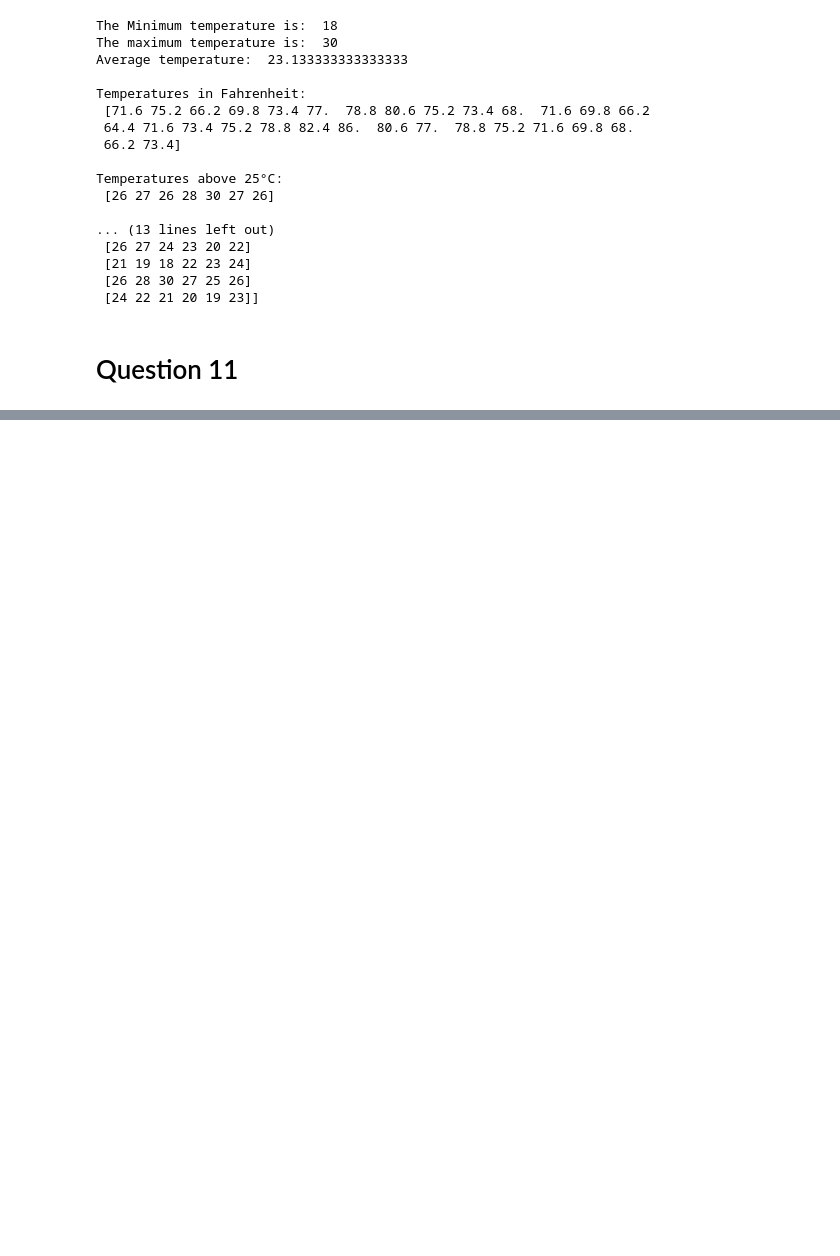
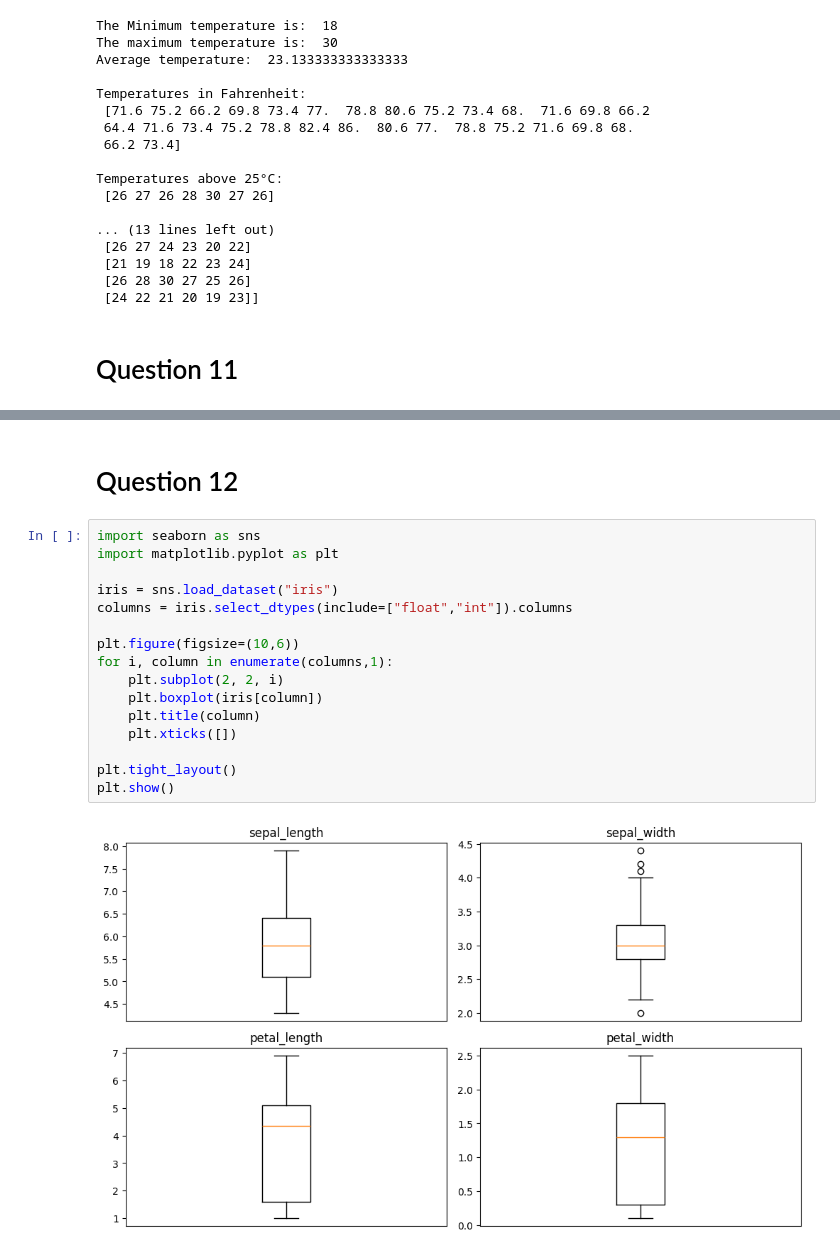
Before and after one commit to Arran-H/Big.Data, a Jupyter notebook: Jupyter.Notebook/Portfolio_UP2120040.ipynb, the cells around one changed output, grey strips where cells are left out. Drawn from its saved outputs; the diff is of its cells as text; blank space fills up the shorter version.

```diff
--- a/Jupyter.Notebook/Portfolio_UP2120040.ipynb
+++ b/Jupyter.Notebook/Portfolio_UP2120040.ipynb
@@ -289,0 +329,20 @@ Temperatures above 25°C:
+# %% [markdown]
+# Question 12
+# %%
+import seaborn as sns
+import matplotlib.pyplot as plt
+
+iris = sns.load_dataset("iris")
+columns = iris.select_dtypes(include=["float","int"]).columns
+
+plt.figure(figsize=(10,6))
+for i, column in enumerate(columns,1):
+    plt.subplot(2, 2, i)
+    plt.boxplot(iris[column])
+    plt.title(column)
+    plt.xticks([])
+
+plt.tight_layout()
+plt.show()
+# %% [output]
+[figure, added]
```
Also changed, not shown: parts of 2 cells of this notebook.
